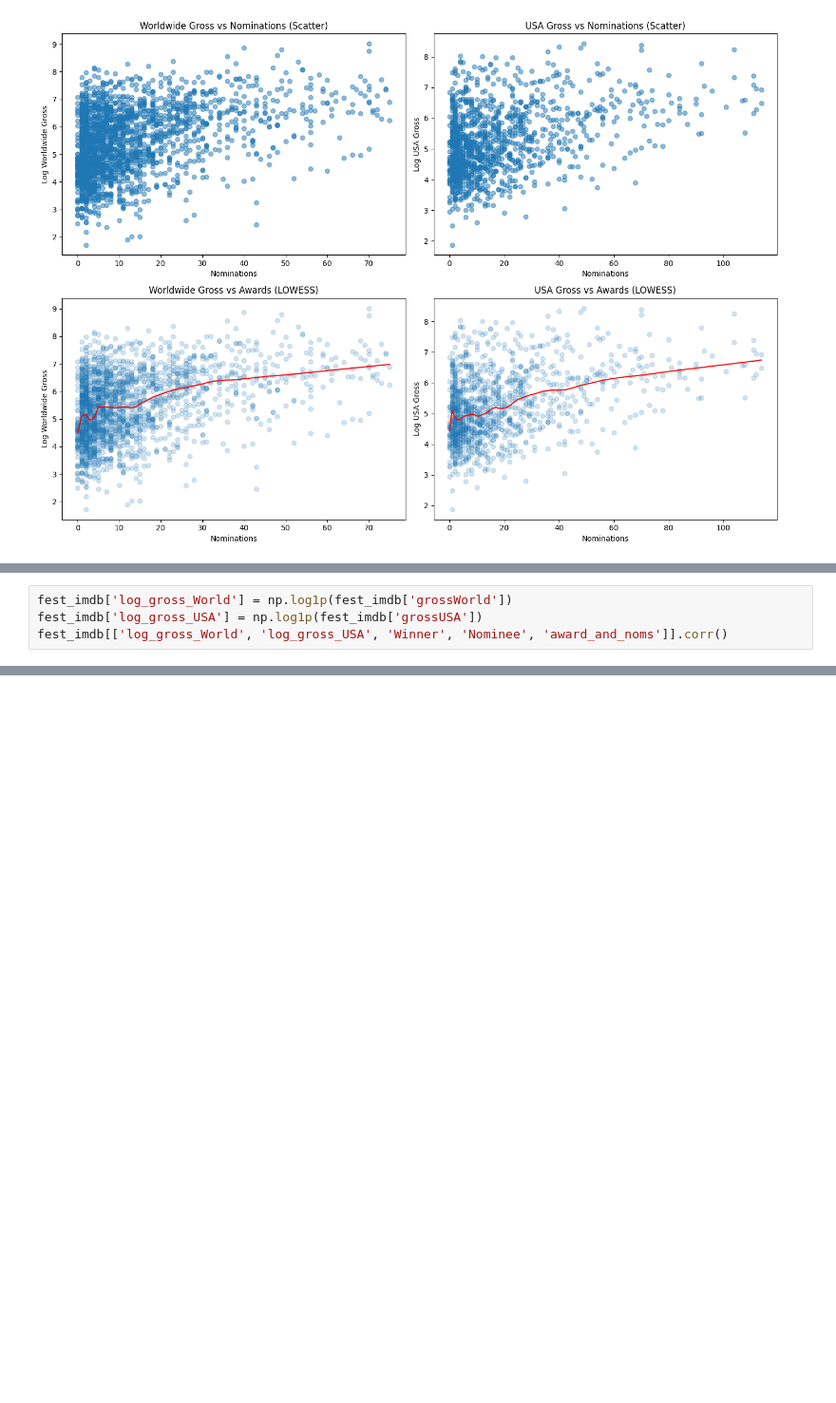
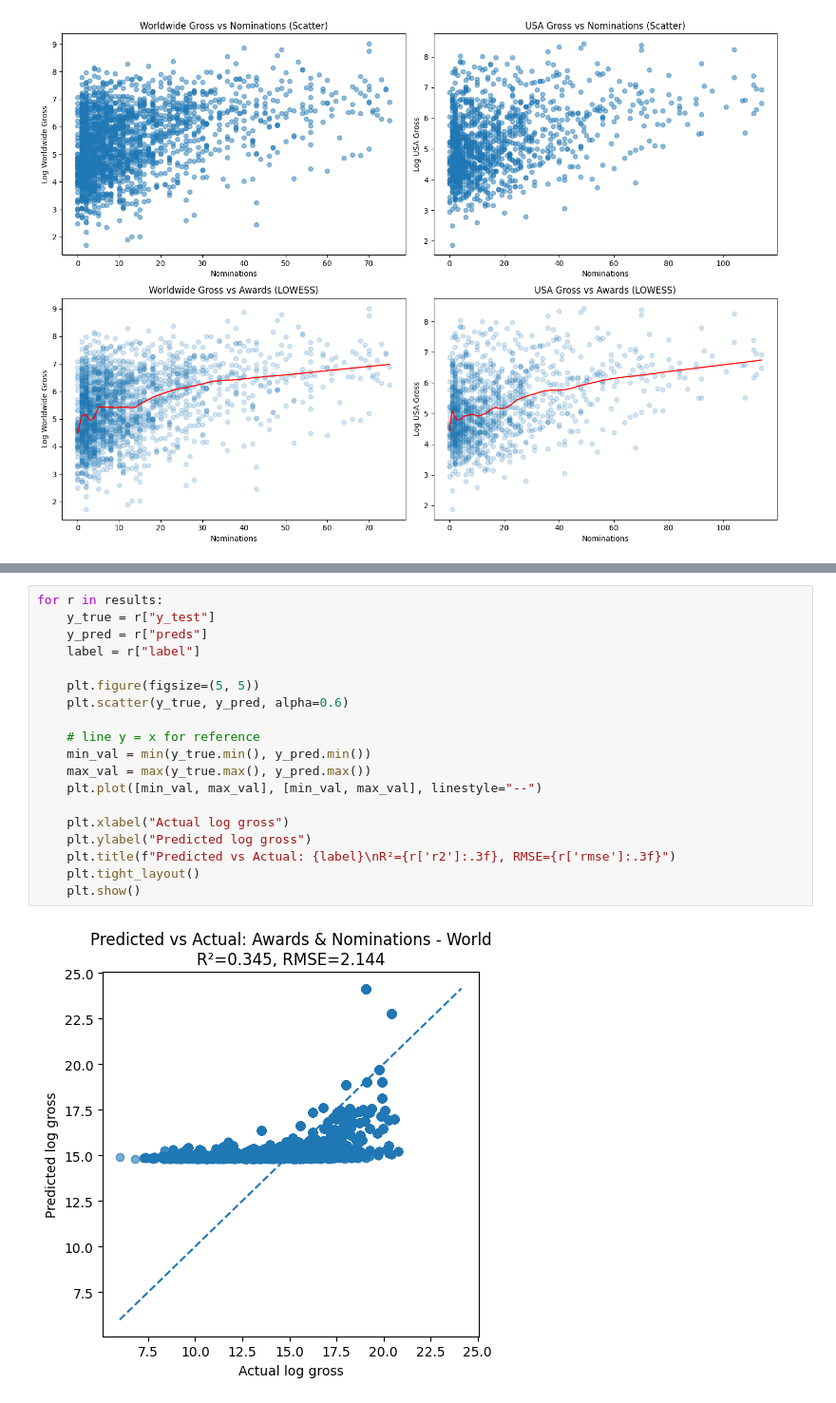
Before and after one commit to cillustrisimo/data144finalproj, a Jupyter notebook: cleaning_data.ipynb, the cells around one changed output, grey strips where cells are left out. Shown at 95% size. Saved outputs shown, nothing was run; the diff lists cells and outputs as text; blank space fills up the shorter version.

```diff
--- a/cleaning_data.ipynb
+++ b/cleaning_data.ipynb
@@ -569,4 +575,0 @@ award_and_noms <class 'numpy.int64'>
-# %%
-fest_imdb['log_gross_World'] = np.log1p(fest_imdb['grossWorld'])
-fest_imdb['log_gross_USA'] = np.log1p(fest_imdb['grossUSA'])
-fest_imdb[['log_gross_World', 'log_gross_USA', 'Winner', 'Nominee', 'award_and_noms']].corr()
@@ -615,0 +699,21 @@ fest_first_imdb[['log_gross_World', 'log_gross_USA', 'Winner', 'Nominee', 'award
+# %%
+for r in results:
+    y_true = r["y_test"]
+    y_pred = r["preds"]
+    label = r["label"]
+
+    plt.figure(figsize=(5, 5))
+    plt.scatter(y_true, y_pred, alpha=0.6)
+
+    # line y = x for reference
+    min_val = min(y_true.min(), y_pred.min())
+    max_val = max(y_true.max(), y_pred.max())
+    plt.plot([min_val, max_val], [min_val, max_val], linestyle="--")
+
+    plt.xlabel("Actual log gross")
+    plt.ylabel("Predicted log gross")
+    plt.title(f"Predicted vs Actual: {label}\nR²={r['r2']:.3f}, RMSE={r['rmse']:.3f}")
+    plt.tight_layout()
+    plt.show()
+# %% [output]
+[figure, added]
```
Also changed, not shown: parts of 21 cells of this notebook, 1 other file.
